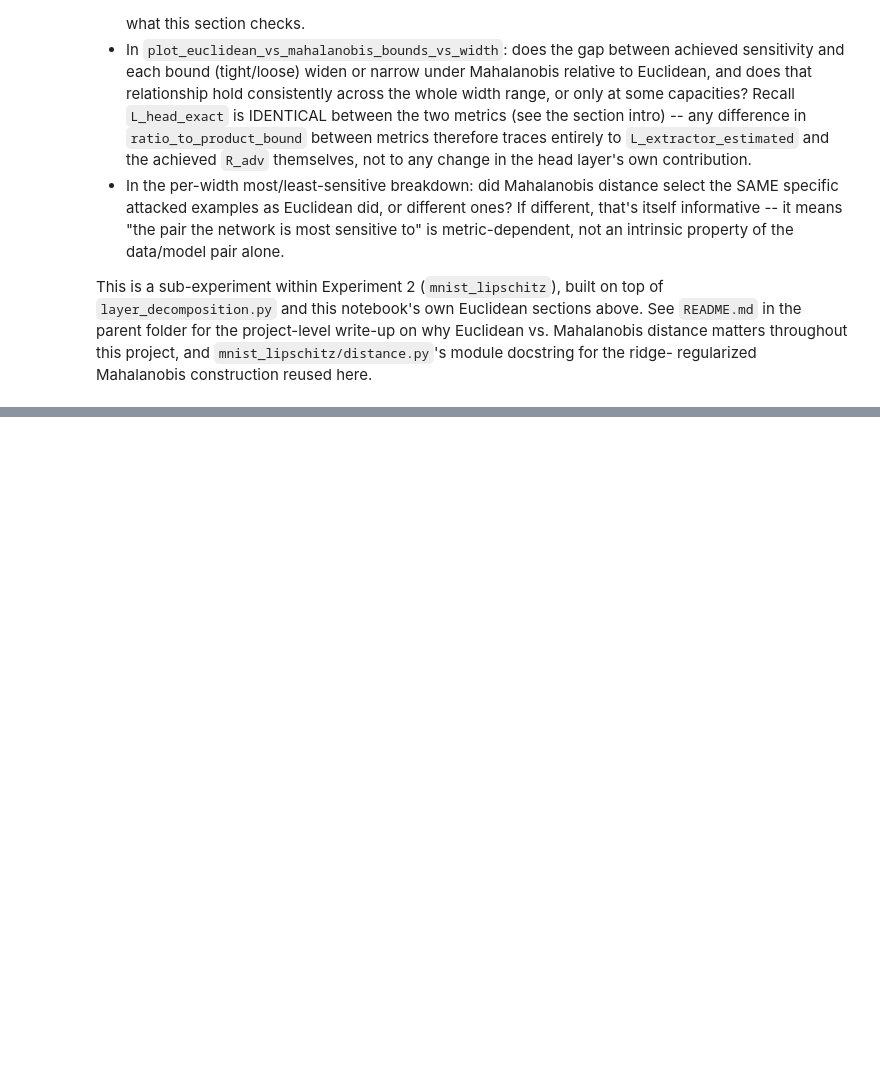
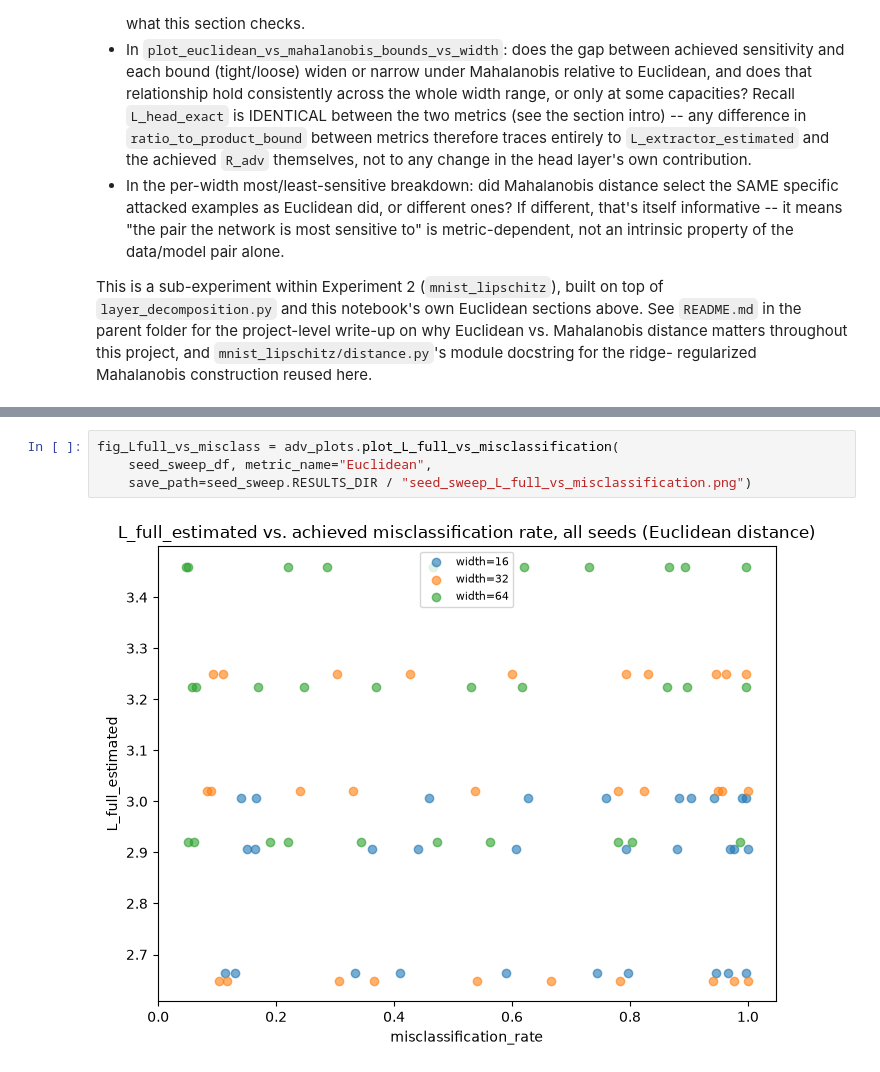
Before and after one commit to Kilobyte947/Datasig, a Jupyter notebook: mnist_lipschitz/adversarial/notebook_adversarial_lipschitz.ipynb, the cells around one changed output, grey strips where cells are left out. Drawn from its saved outputs; the diff is of its cells as text; blank space fills up the shorter version.

```diff
--- a/mnist_lipschitz/adversarial/notebook_adversarial_lipschitz.ipynb
+++ b/mnist_lipschitz/adversarial/notebook_adversarial_lipschitz.ipynb
@@ -600,0 +709,6 @@ regularized Mahalanobis construction reused here.
+# %%
+fig_Lfull_vs_misclass = adv_plots.plot_L_full_vs_misclassification(
+    seed_sweep_df, metric_name="Euclidean",
+    save_path=seed_sweep.RESULTS_DIR / "seed_sweep_L_full_vs_misclassification.png")
+# %% [output]
+[figure, added]
```
Also changed, not shown: parts of 12 cells of this notebook, 6 other files.
